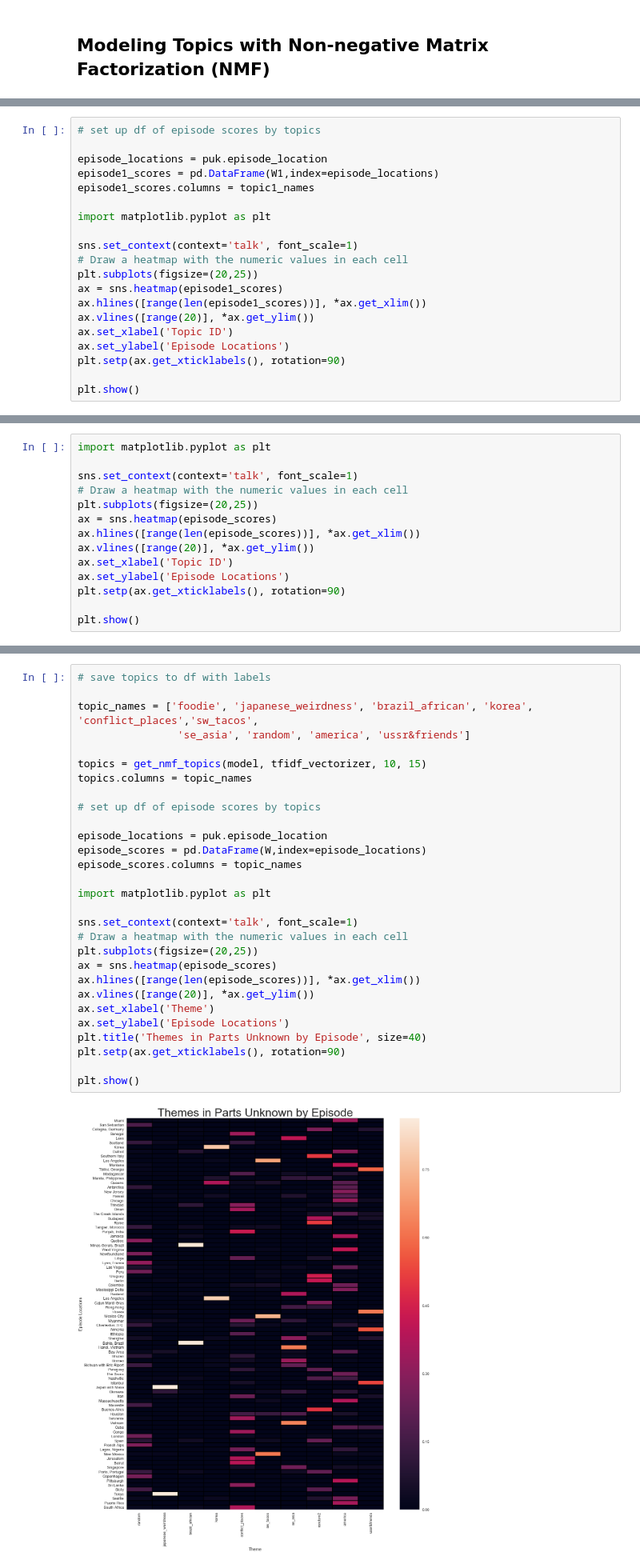
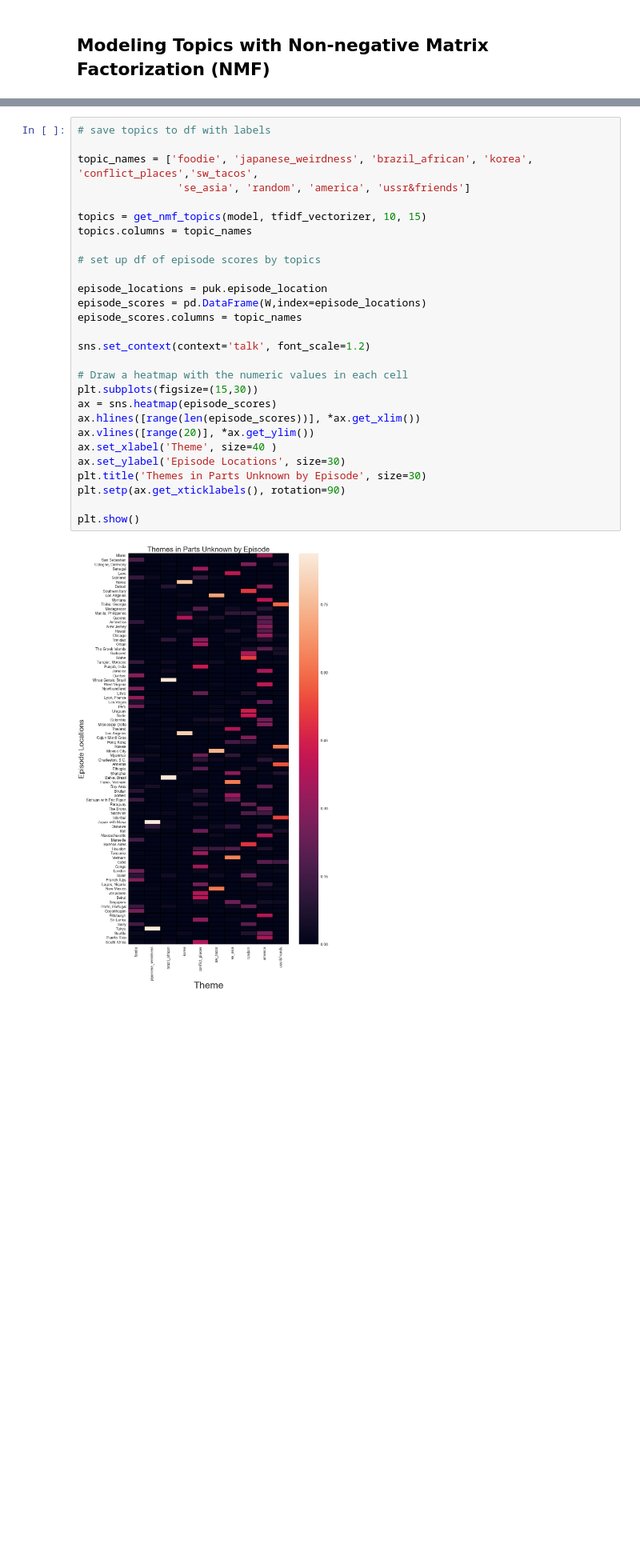
Before and after one commit to katherinechandler/puk_nlp, a Jupyter notebook: parts_unknown_nlp_topic_clustering.ipynb, the cells around one changed output, grey strips where cells are left out. Shown at 80% size. Saved outputs shown, nothing was run; the diff lists cells and outputs as text; blank space fills up the shorter version.

```diff
--- a/parts_unknown_nlp_topic_clustering.ipynb
+++ b/parts_unknown_nlp_topic_clustering.ipynb
@@ -466,20 +347,0 @@ topics1.columns = topic1_names
-# %%
-# set up df of episode scores by topics
-
-episode_locations = puk.episode_location
-episode1_scores = pd.DataFrame(W1,index=episode_locations)
-episode1_scores.columns = topic1_names
-
-import matplotlib.pyplot as plt
-
-sns.set_context(context='talk', font_scale=1)
-# Draw a heatmap with the numeric values in each cell
-plt.subplots(figsize=(20,25))
-ax = sns.heatmap(episode1_scores)
-ax.hlines([range(len(episode1_scores))], *ax.get_xlim())
-ax.vlines([range(20)], *ax.get_ylim())
-ax.set_xlabel('Topic ID')
-ax.set_ylabel('Episode Locations')
-plt.setp(ax.get_xticklabels(), rotation=90)
-
-plt.show()
@@ -543,14 +347,0 @@ episode_scores.columns = topic_names
-# %%
-import matplotlib.pyplot as plt
-
-sns.set_context(context='talk', font_scale=1)
-# Draw a heatmap with the numeric values in each cell
-plt.subplots(figsize=(20,25))
-ax = sns.heatmap(episode_scores)
-ax.hlines([range(len(episode_scores))], *ax.get_xlim())
-ax.vlines([range(20)], *ax.get_ylim())
-ax.set_xlabel('Topic ID')
-ax.set_ylabel('Episode Locations')
-plt.setp(ax.get_xticklabels(), rotation=90)
-
-plt.show()
@@ -662,32 +416,31 @@ Below is a heatmap of how each location scores for each identified theme.
 # %%
 # save topics to df with labels
 
 topic_names = ['foodie', 'japanese_weirdness', 'brazil_african', 'korea', 'conflict_places','sw_tacos',
                 'se_asia', 'random', 'america', 'ussr&friends']
 
 topics = get_nmf_topics(model, tfidf_vectorizer, 10, 15)
 topics.columns = topic_names
 
 # set up df of episode scores by topics
 
 episode_locations = puk.episode_location
 episode_scores = pd.DataFrame(W,index=episode_locations)
 episode_scores.columns = topic_names
 
-import matplotlib.pyplot as plt
+sns.set_context(context='talk', font_scale=1.2)
 
-sns.set_context(context='talk', font_scale=1)
 # Draw a heatmap with the numeric values in each cell
-plt.subplots(figsize=(20,25))
+plt.subplots(figsize=(15,30))
 ax = sns.heatmap(episode_scores)
 ax.hlines([range(len(episode_scores))], *ax.get_xlim())
 ax.vlines([range(20)], *ax.get_ylim())
-ax.set_xlabel('Theme')
-ax.set_ylabel('Episode Locations')
-plt.title('Themes in Parts Unknown by Episode', size=40)
+ax.set_xlabel('Theme', size=40 )
+ax.set_ylabel('Episode Locations', size=30)
+plt.title('Themes in Parts Unknown by Episode', size=30)
 plt.setp(ax.get_xticklabels(), rotation=90)
 
 plt.show()
 # %% [output]
-[figure, old version]
+[figure, new version]
 # %% [markdown]
```
Also changed, not shown: parts of 98 cells of this notebook, 1 other file.
